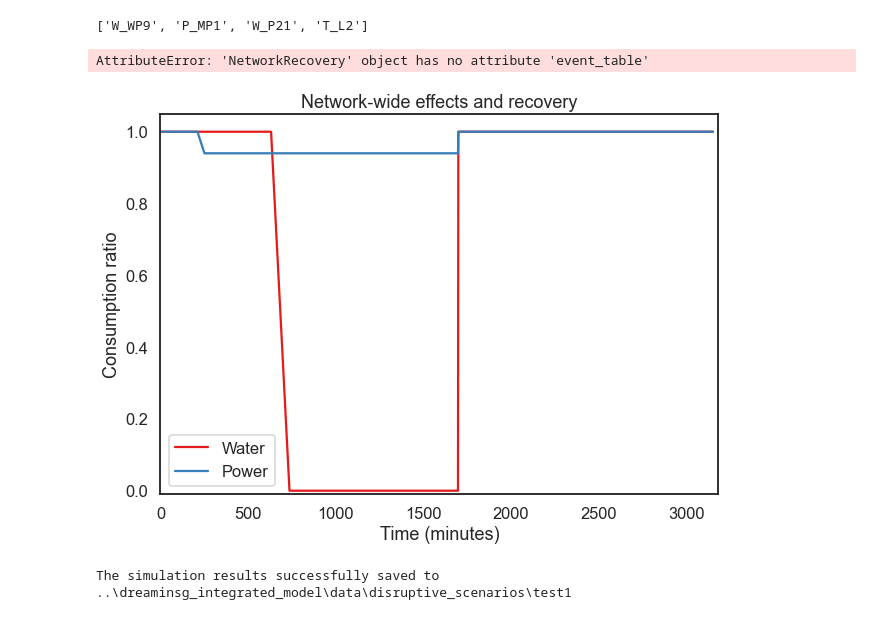
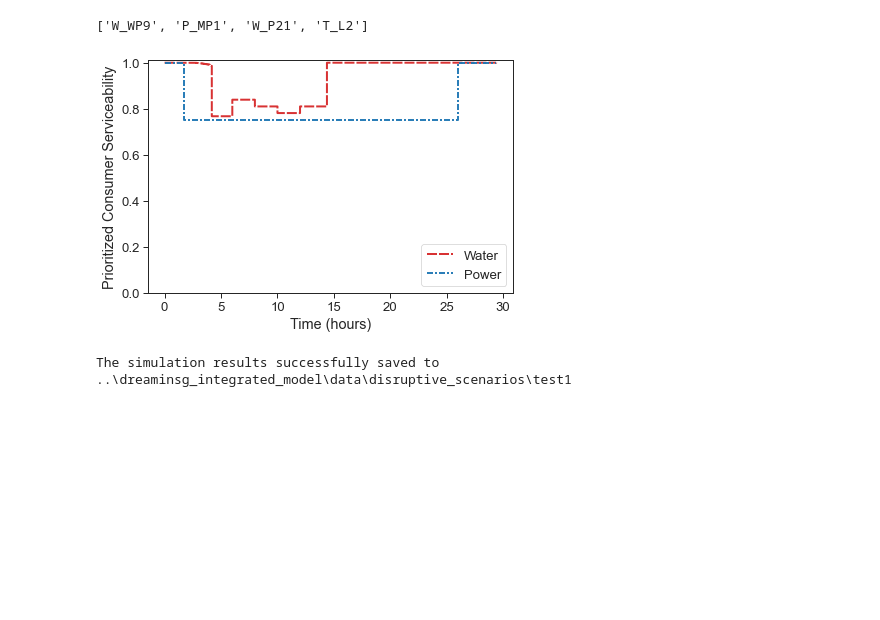
Before and after one commit to srijithbalakrishnan/dreaminsg-integrated-model, a Jupyter notebook: notebooks/demo_optimization_incomplete.ipynb, the cells around one changed output. Saved outputs shown, nothing was run; the diff lists cells and outputs as text; code cells hidden in the pictures; blank space fills up the shorter version.

Commit message:
Working optimization for given case study. Need to resolve infinite loops when inaccessible components are to be repaired.

```diff
--- a/notebooks/demo_optimization_incomplete.ipynb
+++ b/notebooks/demo_optimization_incomplete.ipynb
@@ -182,19 +182,8 @@ bf_optimizer.get_optimization_log()
 bf_optimizer.best_repair_strategy
 # %% [output]
 ['W_WP9', 'P_MP1', 'W_P21', 'T_L2']
-# %%
-#Plotting repair curves
-model_plots.plot_repair_curves(network_recovery, scatter = False)
-# %% [output]
-AttributeError: 'NetworkRecovery' object has no attribute 'event_table'
-# %%
-time_tracker, power_consump_tracker, water_consump_tracker = bf_optimizer.get_trackers()
-model_plots.plot_interdependent_effects(
-        power_consump_tracker,
-        water_consump_tracker,
-        time_tracker,
-        scatter=False,
-    )
-# %% [output]
-[figure, removed]
+# %%
+model_plots.plot_interdependent_effects(bf_optimizer.resilience_metrics, metric = 'pcs', title = False)
+# %% [output]
+[figure, added]
 # %%
```
Also changed, not shown: parts of 2 cells of this notebook.
